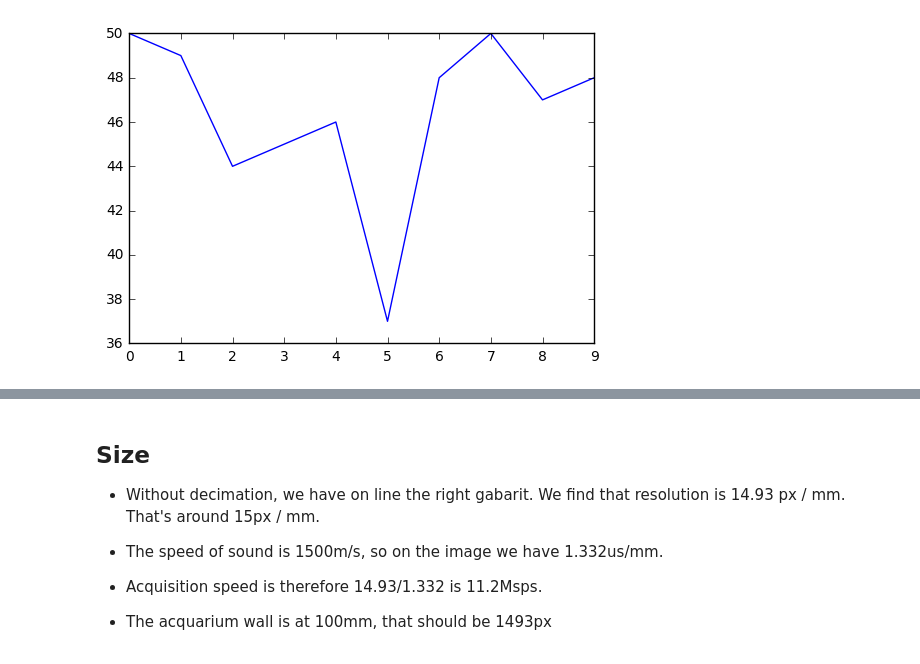
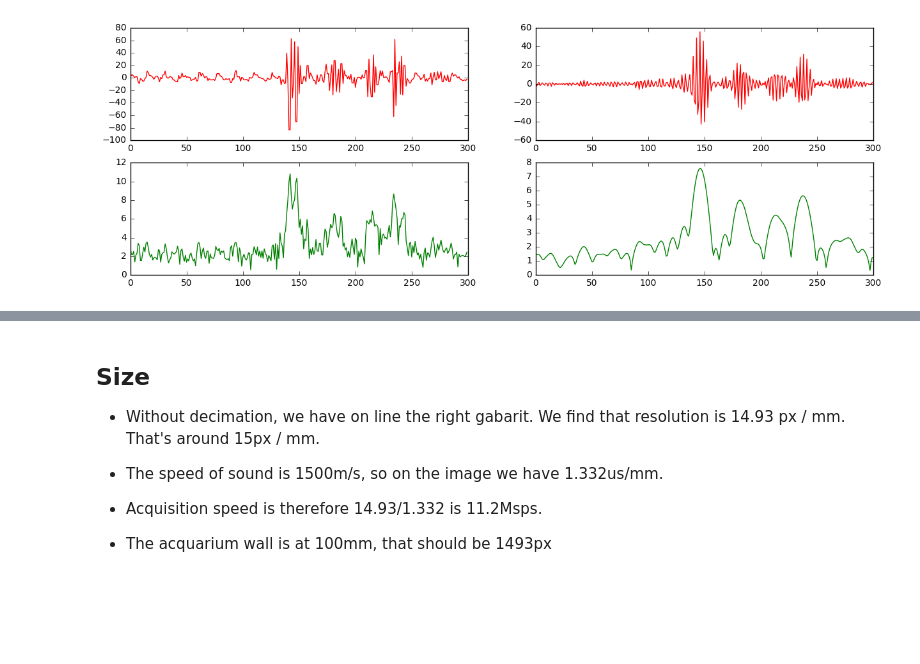
Before and after one commit to kelu124/echomods, a Jupyter notebook: elmo/data/arduinoffset/20170612-ArduinoFFTed.ipynb, the cells around one changed output, grey strips where cells are left out. Saved outputs shown, nothing was run; the diff lists cells and outputs as text; code cells hidden in the pictures; blank space fills up the shorter version.

Commit message:
Tomtom image, plus unrefed files check

```diff
--- a/elmo/data/arduinoffset/20170612-ArduinoFFTed.ipynb
+++ b/elmo/data/arduinoffset/20170612-ArduinoFFTed.ipynb
@@ -18,6 +18,39 @@ Vars = np.var(RawData,1)/1000
 for i in range(len(Vars)):
     if (Vars[i]>1):
         RawData[i] = RawData[i-1]
+# %%
+def ProcessLine(Line):
+    LenLines = len(Line)
+    Min = np.average(Line[8000:9000])
+    for k in range(LenLines-1):
+        if (Line[k+1] > 400):
+            Line[k+1] =(RawData[l][k] + RawData[l][k+2])/2
+
+    FFTed = np.fft.fft(Line)
+    for i in range(3000):
+        FFTed[i] = 0
+        FFTed[-i] = 0
+    for i in range(1000):
+        FFTed[4000+i] = 0
+        FFTed[-i-4000] = 0
+
+    SigFil = np.real(np.fft.ifft(FFTed))[0:2400]
+
+    return Line-Min,SigFil
+# %%
+Line,Filtered = ProcessLine(Image[70])
+SigHF = np.abs(signal.hilbert(Filtered))
+SigH = np.abs(signal.hilbert(Line))
+
+fig, ax = plt.subplots( nrows=2, ncols=2,figsize=(15,5))
+ax[0,0].plot(Line[1500:1800],"r")  # plotting 50x 100ns, that's 5µs
+ax[1,0].plot(np.sqrt(SigH)[1500:1800],"g" )  # plotting 50x 100ns, that's 5µs
+ax[0,1].plot( Filtered[1500:1800],"r")  # plotting 50x 100ns, that's 5µs
+ax[1,1].plot(np.sqrt(SigHF)[1500:1800],"g" )  # plotting 50x 100ns, that's 5µs
+
+plt.show()
+# %% [output]
+[figure, added]
 # %%
 NbLines, LenLines = np.shape(RawData)
 
@@ -56,7 +77,2 @@ for l in range(NbLines):
 
 OffMax = max(OffSets)
-# %%
-plt.plot(OffSets[10:20])
-plt.show()
-# %% [output]
-[figure, removed]
```
Also changed, not shown: parts of 18 cells of this notebook, 33 other files.
